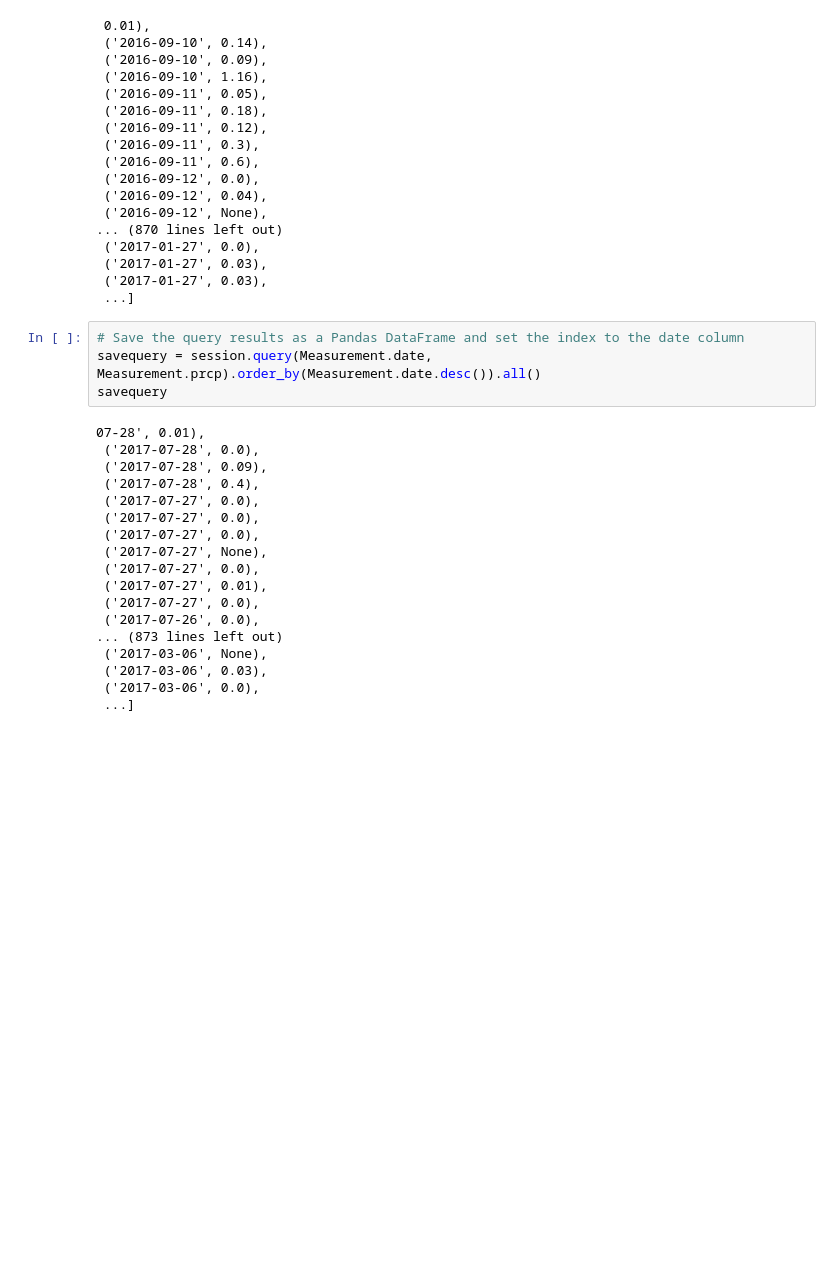
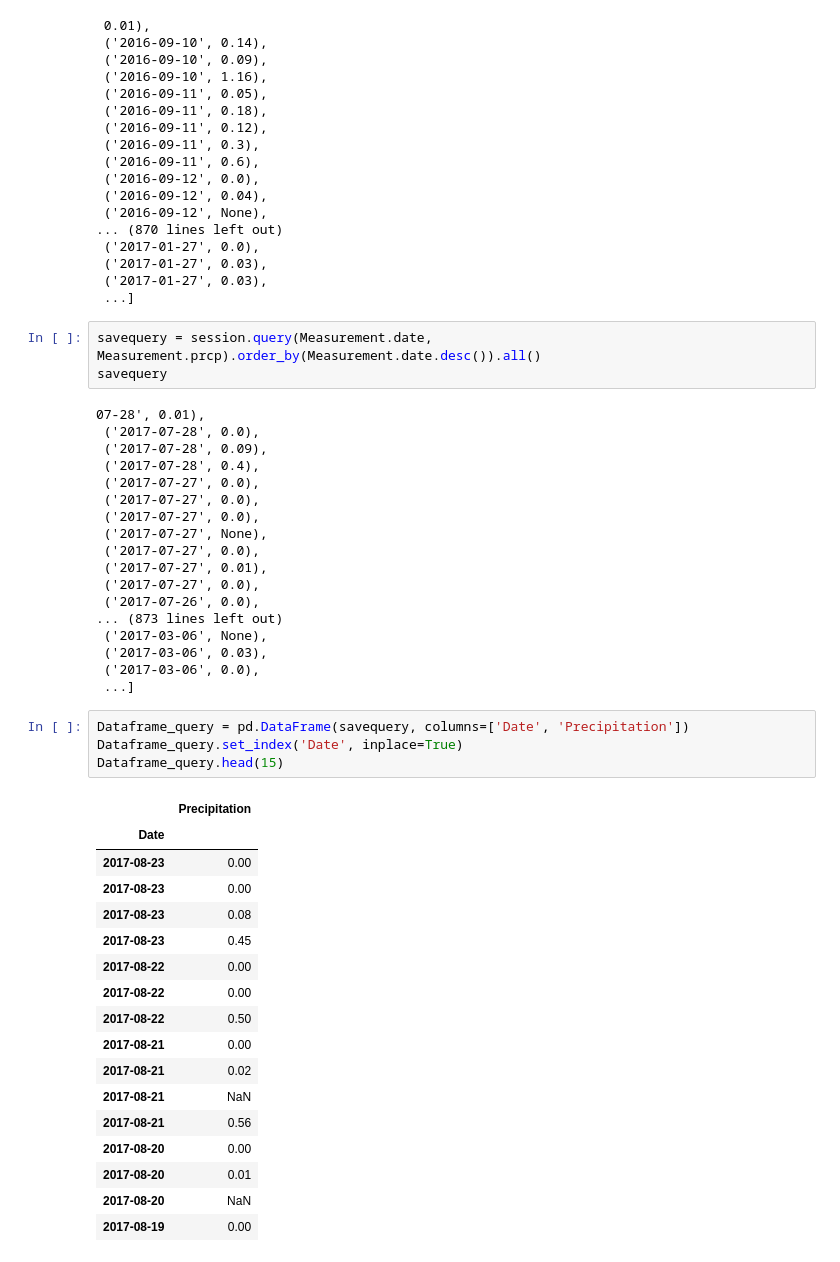
Before and after one commit to laurybenoit/SQLAlchemy-, a Jupyter notebook: climate_surf.ipynb, the cells around one changed output. Drawn from its saved outputs; the diff is of its cells as text; blank space fills up the shorter version.

```diff
--- a/climate_surf.ipynb
+++ b/climate_surf.ipynb
@@ -68,7 +68,6 @@ precipitation_scores
  ('2017-01-27', 0.03),
  ...]
 # %%
-# Save the query results as a Pandas DataFrame and set the index to the date column
 savequery = session.query(Measurement.date, Measurement.prcp).order_by(Measurement.date.desc()).all()
 savequery
 # %% [output]
@@ -89,3 +88,25 @@ savequery
  ('2017-03-06', 0.03),
  ('2017-03-06', 0.0),
  ...]
+# %%
+Dataframe_query = pd.DataFrame(savequery, columns=['Date', 'Precipitation'])
+Dataframe_query.set_index('Date', inplace=True)
+Dataframe_query.head(15)
+# %% [output]
+|  | Precipitation |
+| Date |  |
+| 2017-08-23 | 0.00 |
+| 2017-08-23 | 0.00 |
+| 2017-08-23 | 0.08 |
+| 2017-08-23 | 0.45 |
+| 2017-08-22 | 0.00 |
+| 2017-08-22 | 0.00 |
+| 2017-08-22 | 0.50 |
+| 2017-08-21 | 0.00 |
+| 2017-08-21 | 0.02 |
+| 2017-08-21 | NaN |
+| 2017-08-21 | 0.56 |
+| 2017-08-20 | 0.00 |
+| 2017-08-20 | 0.01 |
+| 2017-08-20 | NaN |
+| 2017-08-19 | 0.00 |
```
Also changed, not shown: parts of 3 cells of this notebook, 1 other file.
